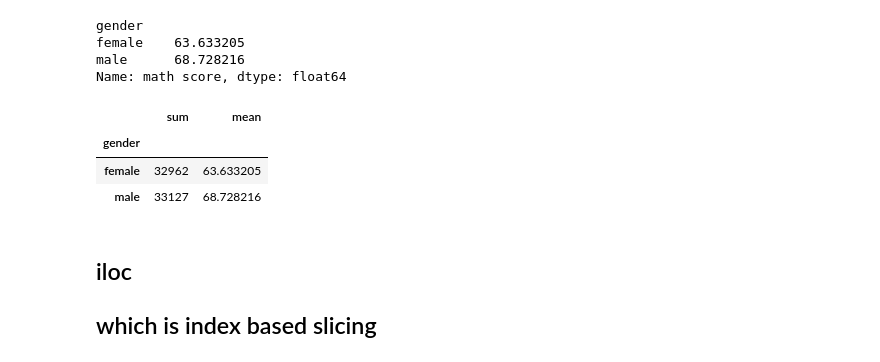
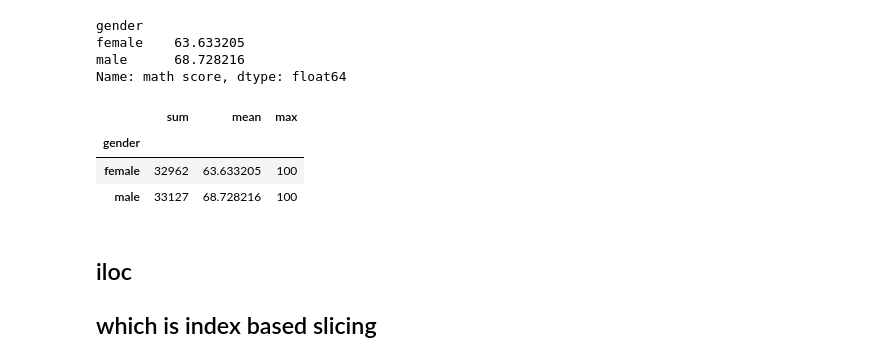
Before and after one commit to Aakashdoraisamy/python-data-science, a Jupyter notebook: Python_Libraries/pandas/basics/pandas.ipynb, the cells around one changed output. Cells and saved outputs as stored; diff of their text form; code cells hidden in the pictures.

```diff
--- a/Python_Libraries/pandas/basics/pandas.ipynb
+++ b/Python_Libraries/pandas/basics/pandas.ipynb
@@ -351,12 +351,12 @@ female    63.633205
 male      68.728216
 Name: math score, dtype: float64
 # %%
-data.groupby('gender')['math score'].agg(['sum', 'mean'])
+data.groupby('gender')['math score'].agg(['sum', 'mean','max'])
 # %% [output]
-|  | sum | mean |
-| gender |  |  |
-| female | 32962 | 63.633205 |
-| male | 33127 | 68.728216 |
+|  | sum | mean | max |
+| gender |  |  |  |
+| female | 32962 | 63.633205 | 100 |
+| male | 33127 | 68.728216 | 100 |
 # %% [markdown]
 ## iloc
 ## which is index based slicing
```
Also changed, not shown: parts of 10 cells of this notebook.
